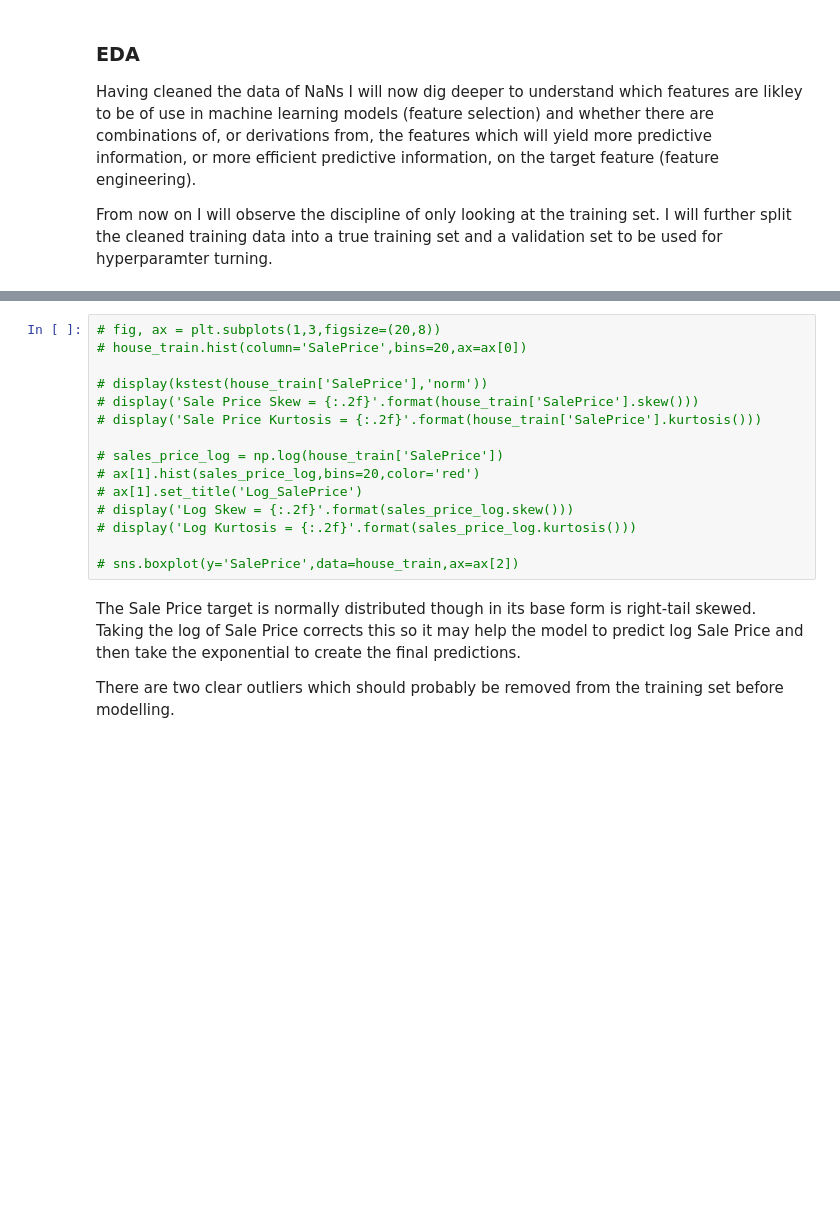
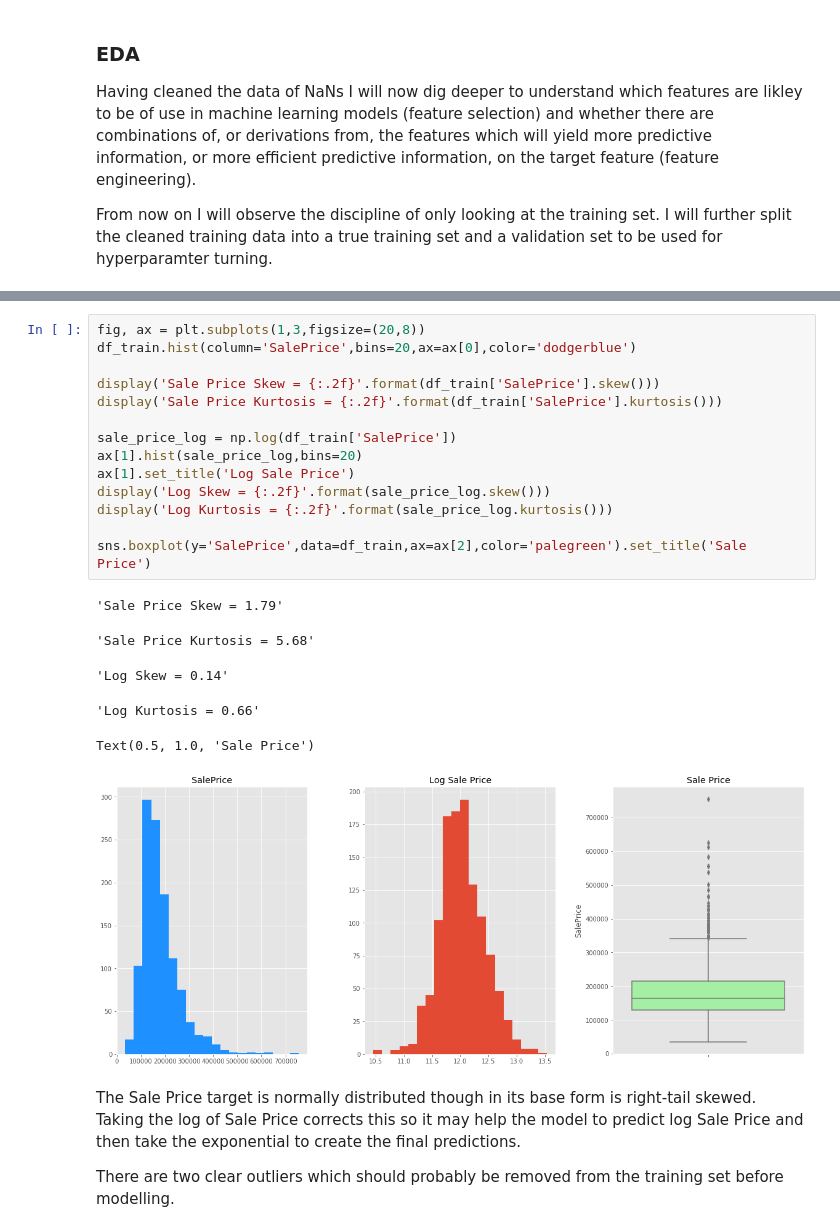
Before and after one commit to Ricksoc/Iowa-Housing, a Jupyter notebook: Ames House Prices.ipynb, the cells around one changed output, grey strips where cells are left out. Cells and saved outputs as stored; diff of their text form; blank space fills up the shorter version.

```diff
--- a/Ames House Prices.ipynb
+++ b/Ames House Prices.ipynb
@@ -485,18 +510,24 @@ display(house_numerical.sort_values(['Price_Correlation'],ascending=False))
 # %%
-# fig, ax = plt.subplots(1,3,figsize=(20,8))
-# house_train.hist(column='SalePrice',bins=20,ax=ax[0])
+fig, ax = plt.subplots(1,3,figsize=(20,8))
+df_train.hist(column='SalePrice',bins=20,ax=ax[0],color='dodgerblue')
 
-# display(kstest(house_train['SalePrice'],'norm'))
-# display('Sale Price Skew = {:.2f}'.format(house_train['SalePrice'].skew()))
-# display('Sale Price Kurtosis = {:.2f}'.format(house_train['SalePrice'].kurtosis()))
+display('Sale Price Skew = {:.2f}'.format(df_train['SalePrice'].skew()))
+display('Sale Price Kurtosis = {:.2f}'.format(df_train['SalePrice'].kurtosis()))
 
-# sales_price_log = np.log(house_train['SalePrice'])
-# ax[1].hist(sales_price_log,bins=20,color='red')
-# ax[1].set_title('Log_SalePrice')
-# display('Log Skew = {:.2f}'.format(sales_price_log.skew()))
-# display('Log Kurtosis = {:.2f}'.format(sales_price_log.kurtosis()))
+sale_price_log = np.log(df_train['SalePrice'])
+ax[1].hist(sale_price_log,bins=20)
+ax[1].set_title('Log Sale Price')
+display('Log Skew = {:.2f}'.format(sale_price_log.skew()))
+display('Log Kurtosis = {:.2f}'.format(sale_price_log.kurtosis()))
 
-# sns.boxplot(y='SalePrice',data=house_train,ax=ax[2])
+sns.boxplot(y='SalePrice',data=df_train,ax=ax[2],color='palegreen').set_title('Sale Price')
+# %% [output]
+'Sale Price Skew = 1.79'
+'Sale Price Kurtosis = 5.68'
+'Log Skew = 0.14'
+'Log Kurtosis = 0.66'
+Text(0.5, 1.0, 'Sale Price')
+[figure, added]
 # %% [markdown]
 The Sale Price target is normally distributed though in its base form is right-tail skewed. Taking the log of Sale Price corrects this so it may help the model to predict log Sale Price and then take the exponential to create the final predictions.
 
```
Also changed, not shown: parts of 21 cells of this notebook.
